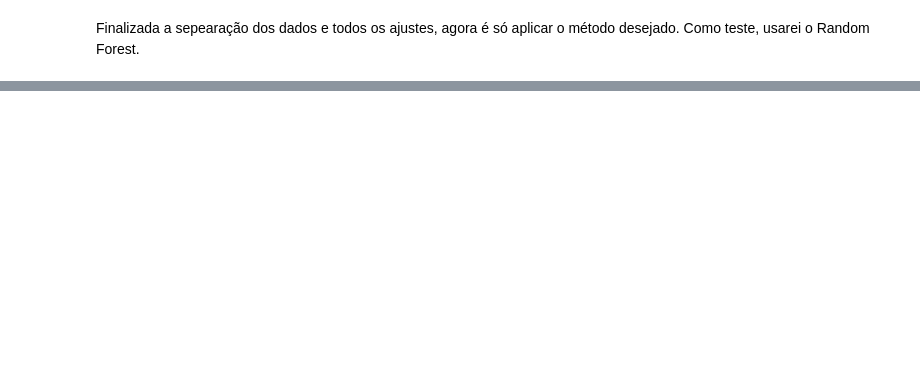
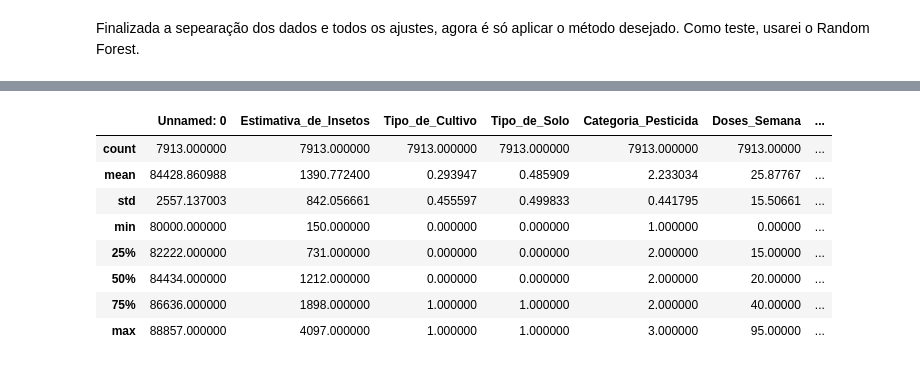
Before and after one commit to Scicrop/jobs-datascience, a Jupyter notebook: Resultado_Safra_2020.ipynb, the cells around one changed output, grey strips where cells are left out. Cells and saved outputs as stored; diff of their text form; code cells hidden in the pictures; blank space fills up the shorter version.

```diff
--- a/Resultado_Safra_2020.ipynb
+++ b/Resultado_Safra_2020.ipynb
@@ -203,0 +270,3 @@ RandomForestClassifier(criterion='entropy', n_estimators=40, random_state=0)
+# %%
+safra_2020 = column_tranformer.fit_transform(safra_20)
+pd.DataFrame(safra_2020).head()
@@ -203,0 +280,3 @@ RandomForestClassifier(criterion='entropy', n_estimators=40, random_state=0)
+# %%
+previ_2020 = classificador.predict(safra_2020)
+previ_2020
@@ -203,0 +285,4 @@ RandomForestClassifier(criterion='entropy', n_estimators=40, random_state=0)
+# %%
+Safra_2020 = Safra_2020.dropna()
+# %%
+Safra_2020['dano_na_plantacao'] = previ_2020
@@ -203,0 +298,12 @@ RandomForestClassifier(criterion='entropy', n_estimators=40, random_state=0)
+# %%
+Safra_2020.describe()
+# %% [output]
+|  | Unnamed: 0 | Estimativa_de_Insetos | Tipo_de_Cultivo | Tipo_de_Solo | Categoria_Pesticida | Doses_Semana | ... |
+| count | 7913.000000 | 7913.000000 | 7913.000000 | 7913.000000 | 7913.000000 | 7913.00000 | ... |
+| mean | 84428.860988 | 1390.772400 | 0.293947 | 0.485909 | 2.233034 | 25.87767 | ... |
+| std | 2557.137003 | 842.056661 | 0.455597 | 0.499833 | 0.441795 | 15.50661 | ... |
+| min | 80000.000000 | 150.000000 | 0.000000 | 0.000000 | 1.000000 | 0.00000 | ... |
+| 25% | 82222.000000 | 731.000000 | 0.000000 | 0.000000 | 2.000000 | 15.00000 | ... |
+| 50% | 84434.000000 | 1212.000000 | 0.000000 | 0.000000 | 2.000000 | 20.00000 | ... |
+| 75% | 86636.000000 | 1898.000000 | 1.000000 | 1.000000 | 2.000000 | 40.00000 | ... |
+| max | 88857.000000 | 4097.000000 | 1.000000 | 1.000000 | 3.000000 | 95.00000 | ... |
```
Also changed, not shown: parts of 36 cells of this notebook, 1 other file.
